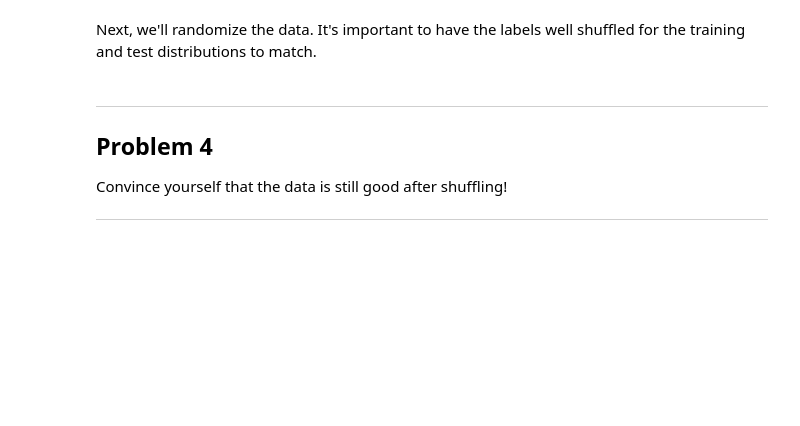
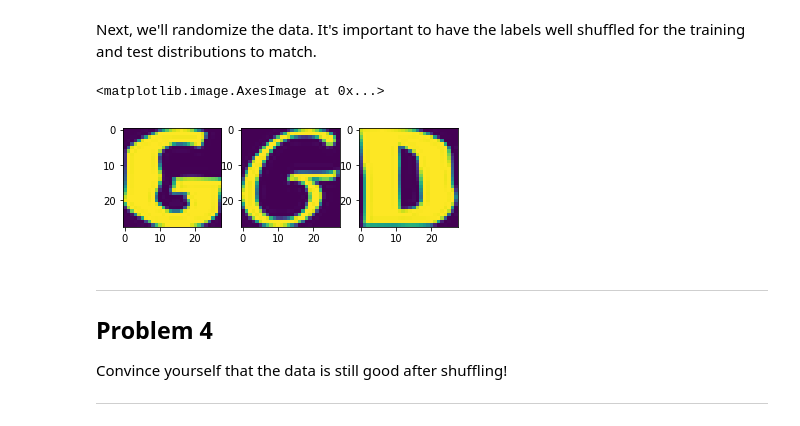
Before and after one commit to dlarionov/ud730, a Jupyter notebook: 1_notmnist .ipynb, the cells around one changed output. Cells and saved outputs as stored; diff of their text form; code cells hidden in the pictures; blank space fills up the shorter version.

```diff
--- a/1_notmnist .ipynb
+++ b/1_notmnist .ipynb
@@ -348,6 +368,17 @@ def randomize(dataset, labels):
 train_dataset, train_labels = randomize(train_dataset, train_labels)
 test_dataset, test_labels = randomize(test_dataset, test_labels)
 valid_dataset, valid_labels = randomize(valid_dataset, valid_labels)
+# %%
+fg = plt.figure()
+fg.add_subplot(1, 3, 1)
+plt.imshow(train_dataset[-1])
+fg.add_subplot(1, 3, 2)
+plt.imshow(valid_dataset[-1])
+fg.add_subplot(1, 3, 3)
+plt.imshow(test_dataset[-1])
+# %% [output]
+<matplotlib.image.AxesImage at 0x...>
+[figure, added]
 # %% [markdown]
 ---
 Problem 4
```
Also changed, not shown: parts of 16 cells of this notebook, 1 other file.
